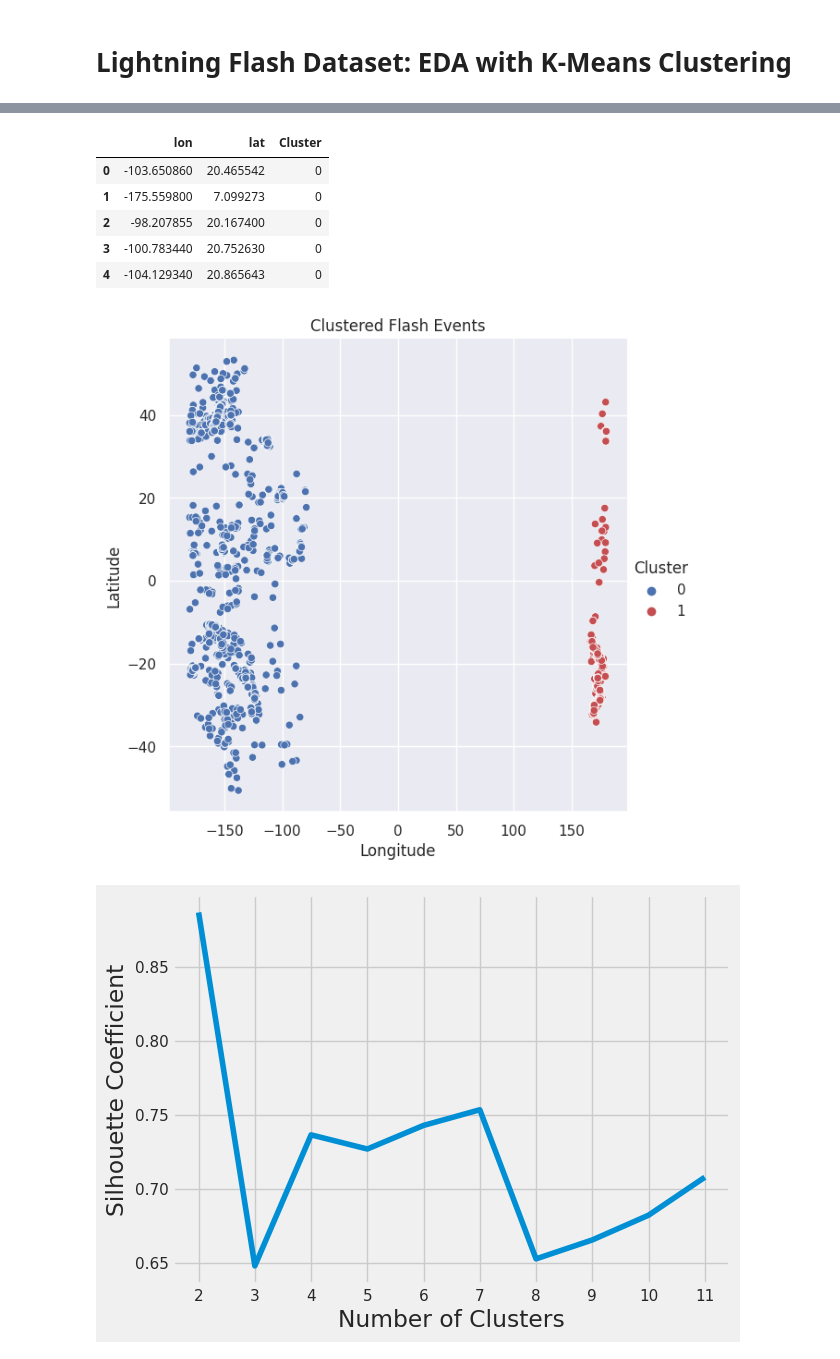
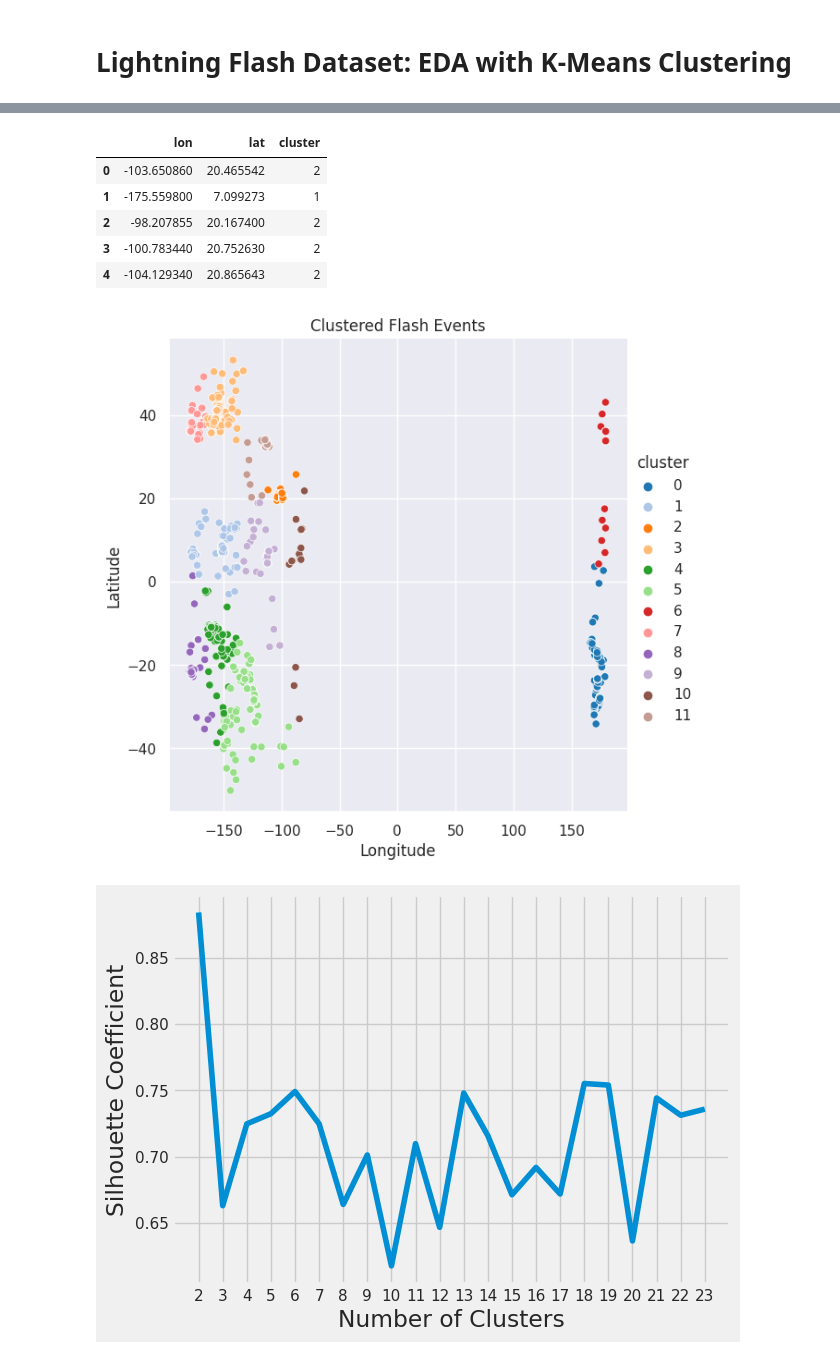
Before and after one commit to BayoAdejare/lightning-map, a Jupyter notebook: notebooks/eda_kmeans.ipynb, the cells around one changed output, grey strips where cells are left out. Cells and saved outputs as stored; diff of their text form; code cells hidden in the pictures.

Commit message:
Adj. clusters, viz...

```diff
--- a/notebooks/eda_kmeans.ipynb
+++ b/notebooks/eda_kmeans.ipynb
@@ -109,25 +112,25 @@ Text(0.5, 1.0, 'Raw Flash Events')
 # %%
 # 4. Implement K-Means clustering algorithm
-k = 2
-X = geo_df.loc[:, ["lon", "lat"]]
+k = 12
+geo_df = geo_df.loc[:, ["lon", "lat"]]
 kmeans = KMeans(n_clusters=k)
-X["Cluster"] = kmeans.fit_predict(X)
-X["Cluster"] = X["Cluster"].astype("category")
-X.head()
+geo_df["cluster"] = kmeans.fit_predict(geo_df)
+geo_df["cluster"] = geo_df["cluster"].astype("category")
+geo_df.head()
 # %% [output]
-|  | lon | lat | Cluster |
-| 0 | -103.650860 | 20.465542 | 0 |
-| 1 | -175.559800 | 7.099273 | 0 |
-| 2 | -98.207855 | 20.167400 | 0 |
-| 3 | -100.783440 | 20.752630 | 0 |
-| 4 | -104.129340 | 20.865643 | 0 |
+|  | lon | lat | cluster |
+| 0 | -103.650860 | 20.465542 | 2 |
+| 1 | -175.559800 | 7.099273 | 1 |
+| 2 | -98.207855 | 20.167400 | 2 |
+| 3 | -100.783440 | 20.752630 | 2 |
+| 4 | -104.129340 | 20.865643 | 2 |
 # %%
 # Plot clusters
 g = sns.relplot(
-    x="lon", y="lat", hue="Cluster", data=X, height=6,  palette=["b", "r"], sizes=(10, 100)
+    x="lon", y="lat", hue="cluster", data=geo_df, height=6,  palette="tab20", sizes=(10, 100)
 ).set(title='Clustered Flash Events', xlabel="Longitude", ylabel="Latitude")
 # %% [output]
-[figure, old version]
+[figure, new version]
 # %%
 # 5a. Evaluate results, silhouette score
 kmeans_kwargs = {
@@ -140,21 +143,21 @@ kmeans_kwargs = {
 # A list holds the silhouette coefficients for each k
 silhouette_coefficients = []
 
-# Notice we start at 2 clusters for silhouette coefficient
-for k in range(2, 12):
+# Start at 2 clusters for silhouette coefficient
+for k in range(2, 24):
     kmeans = KMeans(n_clusters=k, **kmeans_kwargs)
-    kmeans.fit(X)
-    score = silhouette_score(X, kmeans.labels_)
+    kmeans.fit(geo_df)
+    score = silhouette_score(geo_df, kmeans.labels_)
     silhouette_coefficients.append(score)
 # %%
 plt.style.use("fivethirtyeight")
-plt.plot(range(2, 12), silhouette_coefficients)
-plt.xticks(range(2, 12))
+plt.plot(range(2, 24), silhouette_coefficients)
+plt.xticks(range(2, 24))
 plt.xlabel("Number of Clusters")
 plt.ylabel("Silhouette Coefficient")
 plt.show()
 # %% [output]
-[figure, old version]
+[figure, new version]
 # %%
 # 5b. Evaluate results, elbow method
 kmeans_kwargs = {
```
Also changed, not shown: parts of 10 cells of this notebook, 9 other files.
